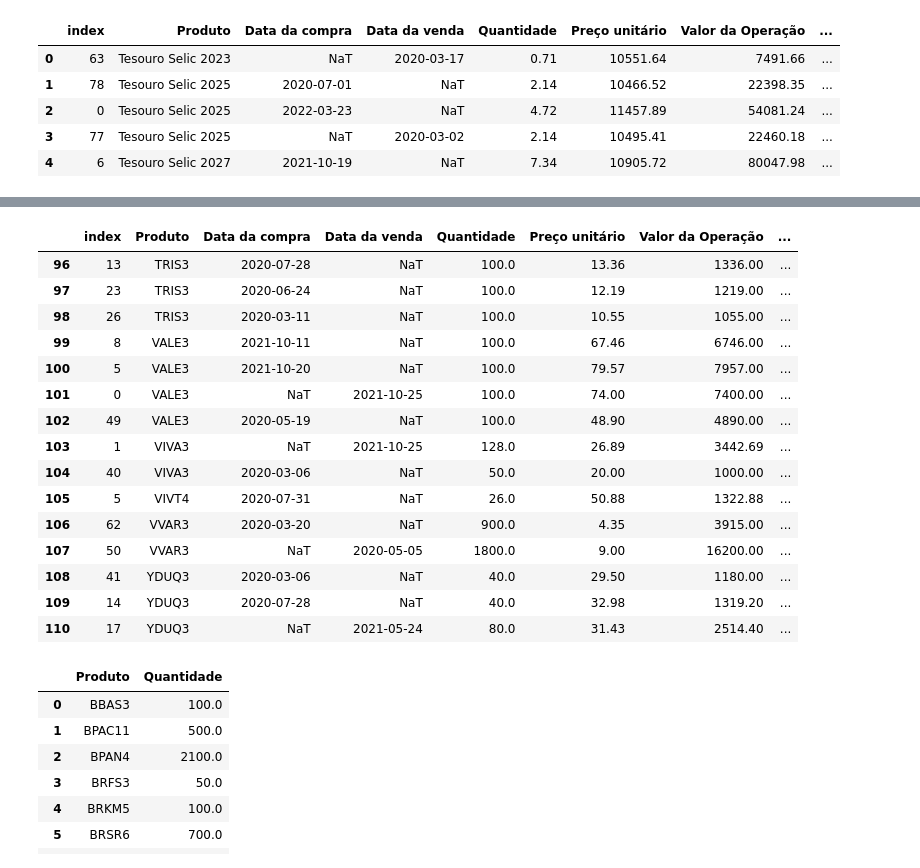
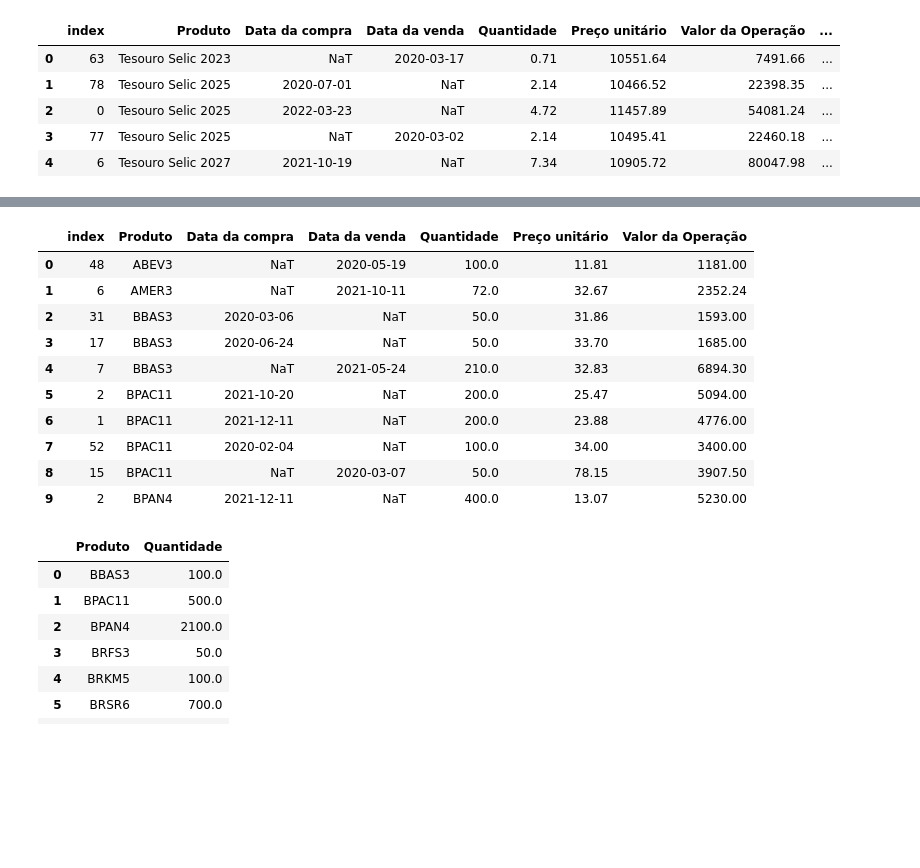
Before and after one commit to thamirisbrandao/b3_imposto_renda, a Jupyter notebook: notebooks/creating_spreadsheet.ipynb, the cells around one changed output, grey strips where cells are left out. Drawn from its saved outputs; the diff is of its cells as text; code cells hidden in the pictures; blank space fills up the shorter version.

Commit message:
fixed: stocked features

```diff
--- a/notebooks/creating_spreadsheet.ipynb
+++ b/notebooks/creating_spreadsheet.ipynb
@@ -135,26 +183,21 @@ See the caveats in the documentation: https://pandas.pydata.org/pandas-docs/stab
 # %%
 df_stock = df_files[df_files['Movimentação'] == 'Transferência - Liquidação']
-df_stock = df_stock[['Produto', 'Data da compra', 'Data da venda', 'Quantidade', 'Preço unitário', 'Valor da Operação', 'Instituição']]
-df_stock = df_stock.sort_values(by=['Produto']).reset_index()
+df_stock = df_stock[['Produto', 'Data da compra', 'Data da venda', 'Quantidade', 'Preço unitário', 'Valor da Operação']]
+df_stock = df_stock.sort_values(by=['Produto', 'Data da compra', 'Data da venda']).reset_index()
 df_stock['Produto'] = df_stock['Produto'].apply(lambda x: x.split('-')[0].strip())
-df_stock.tail(15)
+df_stock.head(10)
 # %% [output]
-|  | index | Produto | Data da compra | Data da venda | Quantidade | Preço unitário | Valor da Operação | ... |
-| 96 | 13 | TRIS3 | 2020-07-28 | NaT | 100.0 | 13.36 | 1336.00 | ... |
-| 97 | 23 | TRIS3 | 2020-06-24 | NaT | 100.0 | 12.19 | 1219.00 | ... |
-| 98 | 26 | TRIS3 | 2020-03-11 | NaT | 100.0 | 10.55 | 1055.00 | ... |
-| 99 | 8 | VALE3 | 2021-10-11 | NaT | 100.0 | 67.46 | 6746.00 | ... |
-| 100 | 5 | VALE3 | 2021-10-20 | NaT | 100.0 | 79.57 | 7957.00 | ... |
-| 101 | 0 | VALE3 | NaT | 2021-10-25 | 100.0 | 74.00 | 7400.00 | ... |
-| 102 | 49 | VALE3 | 2020-05-19 | NaT | 100.0 | 48.90 | 4890.00 | ... |
-| 103 | 1 | VIVA3 | NaT | 2021-10-25 | 128.0 | 26.89 | 3442.69 | ... |
-| 104 | 40 | VIVA3 | 2020-03-06 | NaT | 50.0 | 20.00 | 1000.00 | ... |
-| 105 | 5 | VIVT4 | 2020-07-31 | NaT | 26.0 | 50.88 | 1322.88 | ... |
-| 106 | 62 | VVAR3 | 2020-03-20 | NaT | 900.0 | 4.35 | 3915.00 | ... |
-| 107 | 50 | VVAR3 | NaT | 2020-05-05 | 1800.0 | 9.00 | 16200.00 | ... |
-| 108 | 41 | YDUQ3 | 2020-03-06 | NaT | 40.0 | 29.50 | 1180.00 | ... |
-| 109 | 14 | YDUQ3 | 2020-07-28 | NaT | 40.0 | 32.98 | 1319.20 | ... |
-| 110 | 17 | YDUQ3 | NaT | 2021-05-24 | 80.0 | 31.43 | 2514.40 | ... |
+|  | index | Produto | Data da compra | Data da venda | Quantidade | Preço unitário | Valor da Operação |
+| 0 | 48 | ABEV3 | NaT | 2020-05-19 | 100.0 | 11.81 | 1181.00 |
+| 1 | 6 | AMER3 | NaT | 2021-10-11 | 72.0 | 32.67 | 2352.24 |
+| 2 | 31 | BBAS3 | 2020-03-06 | NaT | 50.0 | 31.86 | 1593.00 |
+| 3 | 17 | BBAS3 | 2020-06-24 | NaT | 50.0 | 33.70 | 1685.00 |
+| 4 | 7 | BBAS3 | NaT | 2021-05-24 | 210.0 | 32.83 | 6894.30 |
+| 5 | 2 | BPAC11 | 2021-10-20 | NaT | 200.0 | 25.47 | 5094.00 |
+| 6 | 1 | BPAC11 | 2021-12-11 | NaT | 200.0 | 23.88 | 4776.00 |
+| 7 | 52 | BPAC11 | 2020-02-04 | NaT | 100.0 | 34.00 | 3400.00 |
+| 8 | 15 | BPAC11 | NaT | 2020-03-07 | 50.0 | 78.15 | 3907.50 |
+| 9 | 2 | BPAN4 | 2021-12-11 | NaT | 400.0 | 13.07 | 5230.00 |
 # %%
 df_stock_buy = df_stock[df_stock['Data da compra'] > '20000101'].groupby('Produto').agg({'Quantidade':'sum'}).reset_index()
 df_stock_buy
```
Also changed, not shown: parts of 27 cells of this notebook.
